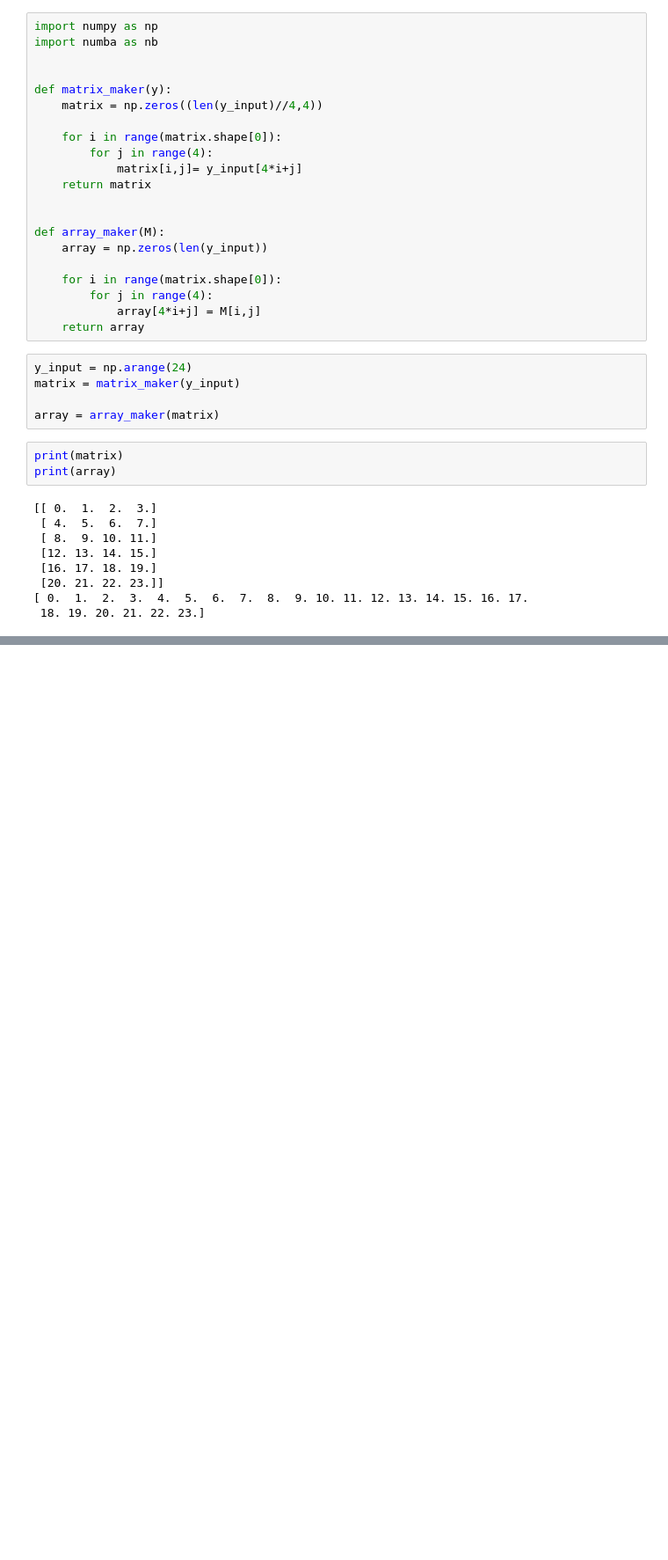
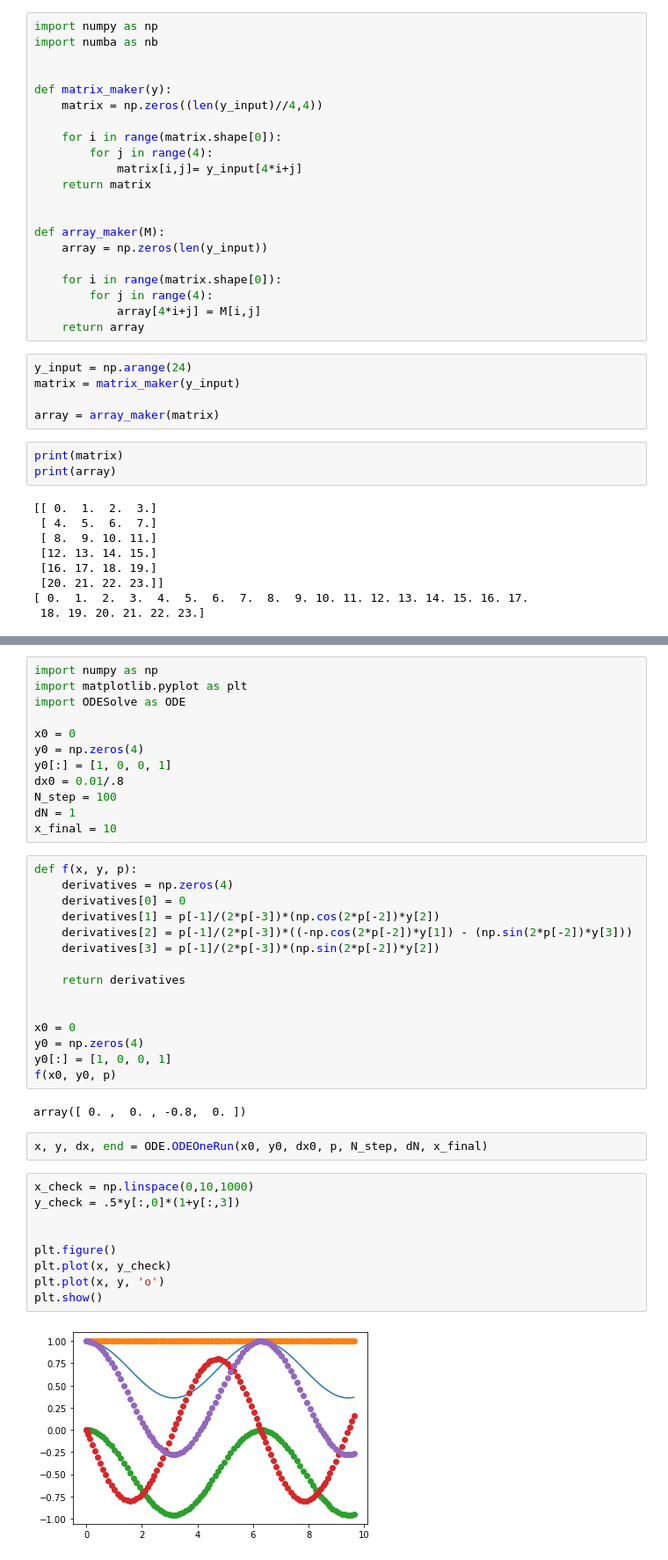
Before and after one commit to nuLABatUSD/QKESolve, a Jupyter notebook: 2022-4.ipynb, the cells around one changed output, grey strips where cells are left out. Shown at 88% size. Saved outputs shown, nothing was run; the diff lists cells and outputs as text; blank space fills up the shorter version.

```diff
--- a/2022-4.ipynb
+++ b/2022-4.ipynb
@@ -38,0 +54,42 @@ print(array)
+# %%
+import numpy as np
+import matplotlib.pyplot as plt
+import ODESolve as ODE
+
+x0 = 0
+y0 = np.zeros(4)
+y0[:] = [1, 0, 0, 1]
+dx0 = 0.01/.8
+N_step = 100
+dN = 1
+x_final = 10
+# %%
+def f(x, y, p):
+    derivatives = np.zeros(4)
+    derivatives[0] = 0
+    derivatives[1] = p[-1]/(2*p[-3])*(np.cos(2*p[-2])*y[2])
+    derivatives[2] = p[-1]/(2*p[-3])*((-np.cos(2*p[-2])*y[1]) - (np.sin(2*p[-2])*y[3]))
+    derivatives[3] = p[-1]/(2*p[-3])*(np.sin(2*p[-2])*y[2])
+
+    return derivatives
+
+
+x0 = 0
+y0 = np.zeros(4)
+y0[:] = [1, 0, 0, 1]
+f(x0, y0, p)
+# %% [output]
+array([ 0. ,  0. , -0.8,  0. ])
+# %%
+x, y, dx, end = ODE.ODEOneRun(x0, y0, dx0, p, N_step, dN, x_final)
+# %%
+x_check = np.linspace(0,10,1000)
+y_check = .5*y[:,0]*(1+y[:,3])
+
+
+plt.figure()
+plt.plot(x, y_check)
+plt.plot(x, y, 'o')
+plt.show()
+# %% [output]
+[figure, added]
```
Also changed, not shown: parts of 2 cells of this notebook, 2 other files.
